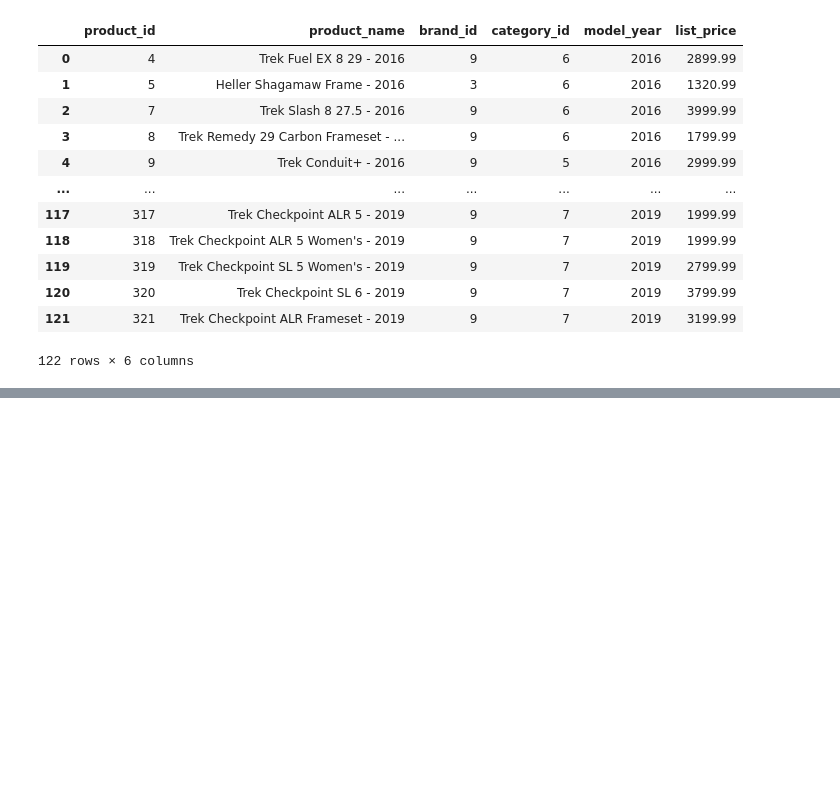
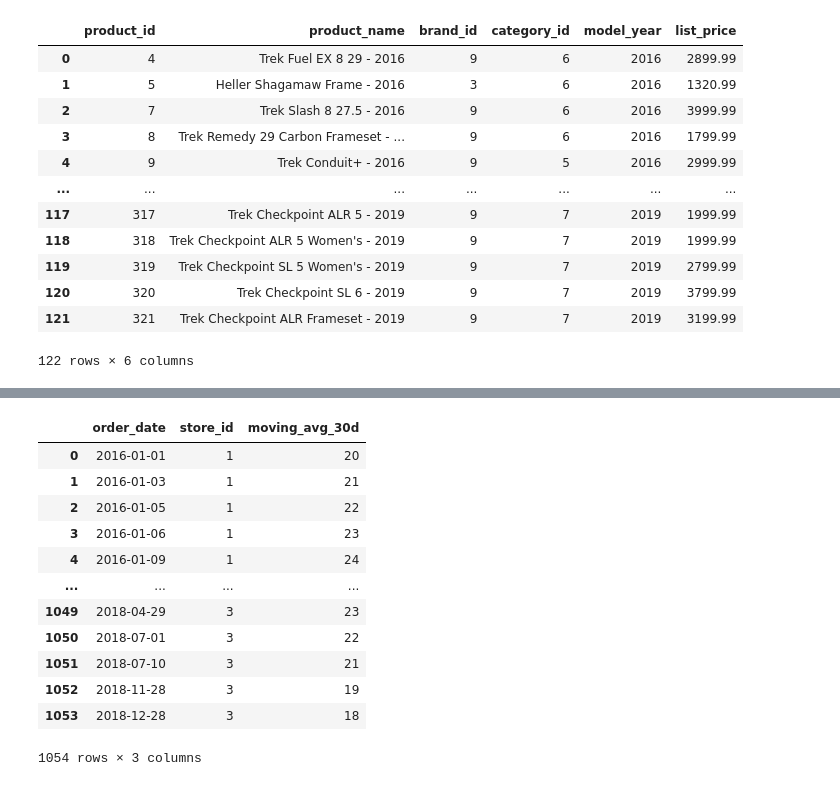
Before and after one commit to Priyanshu-Bhattacharjee-Professional/RDBMS_bike_store_trend_analysis, a Jupyter notebook: RDBMS_V1.ipynb, the cells around one changed output, grey strips where cells are left out. Drawn from its saved outputs; the diff is of its cells as text; code cells hidden in the pictures; blank space fills up the shorter version.

```diff
--- a/RDBMS_V1.ipynb
+++ b/RDBMS_V1.ipynb
@@ -421,0 +589,36 @@ df
+# %%
+query = """
+WITH daily_orders AS (
+    SELECT
+        order_date,store_id,COUNT(*) AS orders
+    FROM
+        orders
+    GROUP BY
+        order_date, store_id
+)
+SELECT
+    order_date,
+    store_id,
+    SUM(orders) OVER(PARTITION BY store_id
+                     ORDER BY order_date ASC
+                     ROWS BETWEEN 14 PRECEDING AND 15 FOLLOWING) AS moving_avg_30d
+FROM
+    daily_orders;
+"""
+
+df = pd.read_sql_query(query, connection)
+df
+# %% [output]
+|  | order_date | store_id | moving_avg_30d |
+| 0 | 2016-01-01 | 1 | 20 |
+| 1 | 2016-01-03 | 1 | 21 |
+| 2 | 2016-01-05 | 1 | 22 |
+| 3 | 2016-01-06 | 1 | 23 |
+| 4 | 2016-01-09 | 1 | 24 |
+| ... | ... | ... | ... |
+| 1049 | 2018-04-29 | 3 | 23 |
+| 1050 | 2018-07-01 | 3 | 22 |
+| 1051 | 2018-07-10 | 3 | 21 |
+| 1052 | 2018-11-28 | 3 | 19 |
+| 1053 | 2018-12-28 | 3 | 18 |
+1054 rows × 3 columns
```
Also changed, not shown: parts of 5 cells of this notebook, 1 other file.
